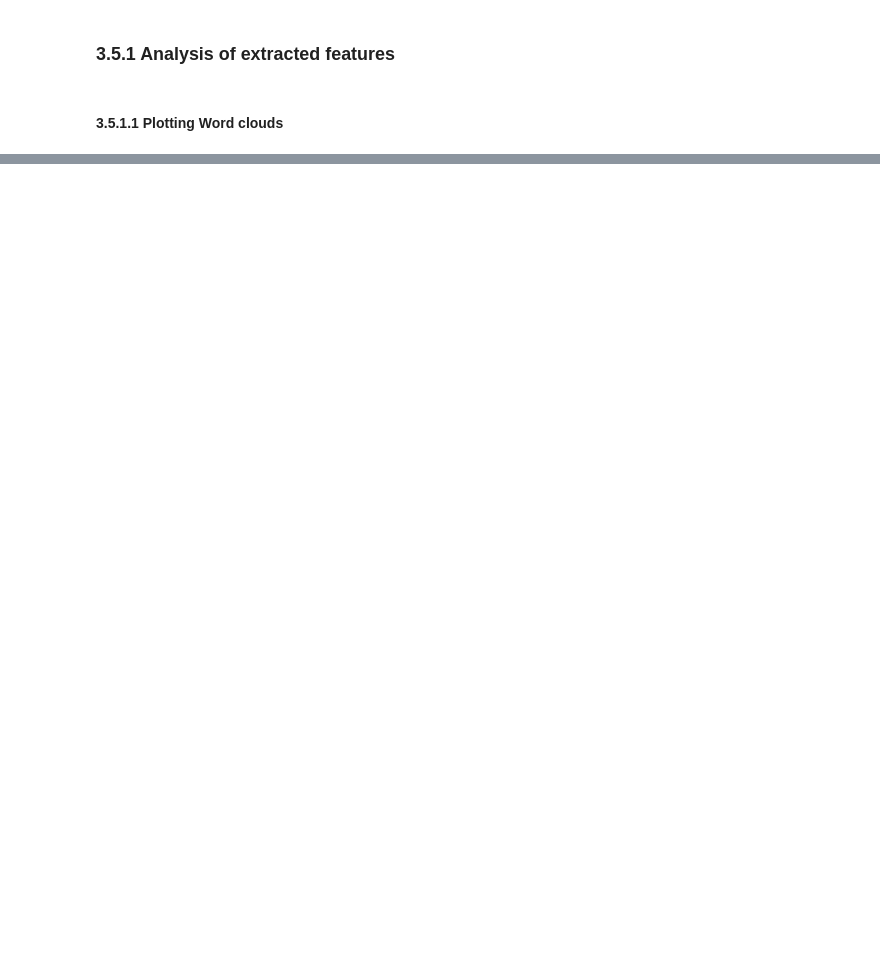
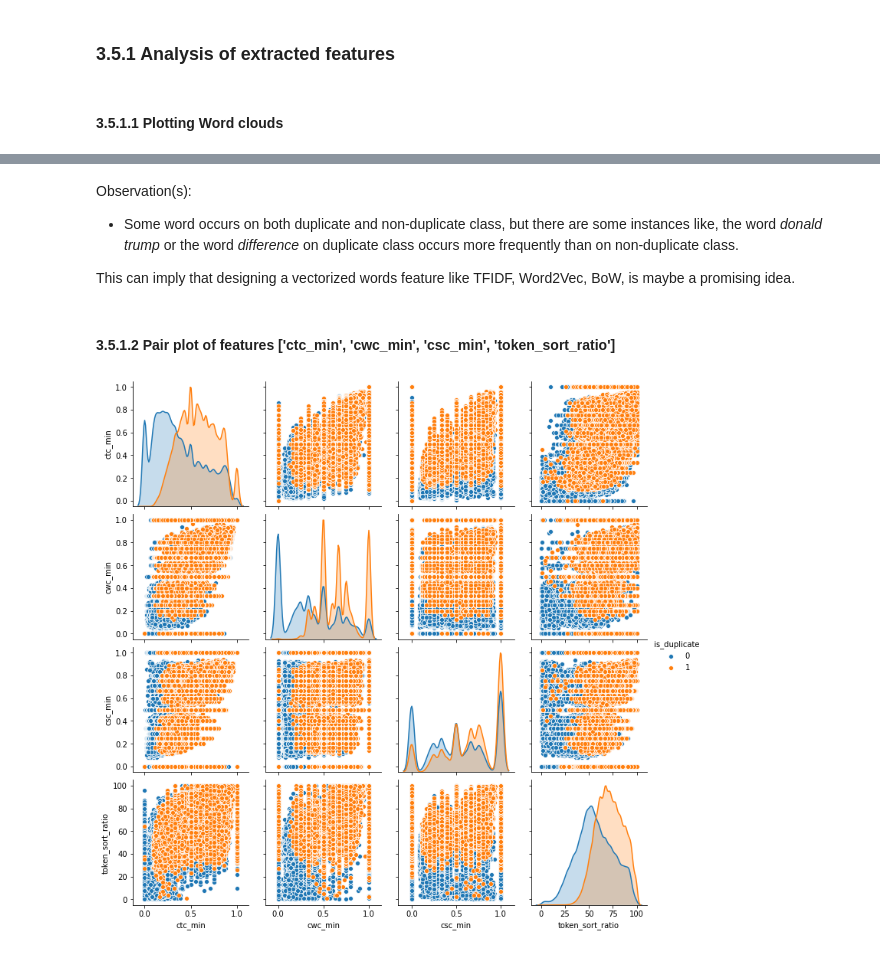
Before and after one commit to 1byte-yoda/ML-Personal-Projects, a Jupyter notebook: Quora_Duplicate.ipynb, the cells around one changed output, grey strips where cells are left out. Saved outputs shown, nothing was run; the diff lists cells and outputs as text; code cells hidden in the pictures; blank space fills up the shorter version.

```diff
--- a/Quora_Duplicate.ipynb
+++ b/Quora_Duplicate.ipynb
@@ -386,30 +410,36 @@ Observations:
     - Expanding contractions etc.
 # %%
 # Create Text Preprocessing Functions
-try:
-    STOPWORDS = stopwords.words('english')
-except:
-  nltk.download('stopwords')
-  STOPWORDS = stopwords.words('english')
+# try:
+#     STOPWORDS = stopwords.words('english')
+# except:
+#   nltk.download('stopwords')
+#   STOPWORDS = stopwords.words('english')
 
 def to_lower(string):
+  '''Convert a given string into lowercase'''
   return string.lower()
 
 def remove_html_tags(string):
+  '''Remove html tags on a given string'''
   return re.sub('<.+?>', ' ', string).strip()
 
 def remove_punctuations(string):
+  '''Remove non-alpha numeric characters'''
   pattern = re.compile('/W')
   return re.sub(pattern, ' ', string)
 
 def stem(string):
+  '''Convert a given string into its stem form'''
   snowball = SnowballStemmer(language='english')
   return snowball.stem(string)
 
 def remove_stop_words(string):
+  '''Remove stopwords from a given string'''
   return ' '.join(s for s in string.split() if s.lower() in STOPWORDS)
 
 def decontract(string):
+  '''Convert contracted words into its full form'''
   string = string.replace(",000,000", "m").replace(",000", "k").replace("′", "'").replace("’", "'")\
                                           .replace("won't", "will not").replace("cannot", "can not").replace("can't", "can not")\
                                           .replace("n't", " not").replace("what's", "what is").replace("it's", "it is")\
@@ -423,5 +456,6 @@ def decontract(string):
 # %%
 def preprocess(string, remove_stopwords=False):
+  '''Preprocess a given string'''
   if isinstance(string, str):
     string = to_lower(string)
     string = remove_html_tags(string)
@@ -615,0 +710,14 @@ Extracting features for train:
+# %% [markdown]
+Observation(s):
+*   Some word occurs on both duplicate and non-duplicate class, but there are some instances like, the word *donald trump* or the word *difference* on duplicate class occurs more frequently than on non-duplicate class.
+
+This can imply that designing a vectorized words feature like TFIDF, Word2Vec, BoW, is maybe a promising idea.
+# %% [markdown]
+#### 3.5.1.2 Pair plot of features ['ctc_min', 'cwc_min', 'csc_min', 'token_sort_ratio']
+# %%
+n = df.shape[0]
+sns.pairplot(data=df[['ctc_min', 'cwc_min', 'csc_min', 'token_sort_ratio', 'is_duplicate']],
+             hue='is_duplicate', vars= ['ctc_min', 'cwc_min', 'csc_min', 'token_sort_ratio'])
+plt.show()
+# %% [output]
+[figure, added]
```
Also changed, not shown: parts of 34 cells of this notebook.
